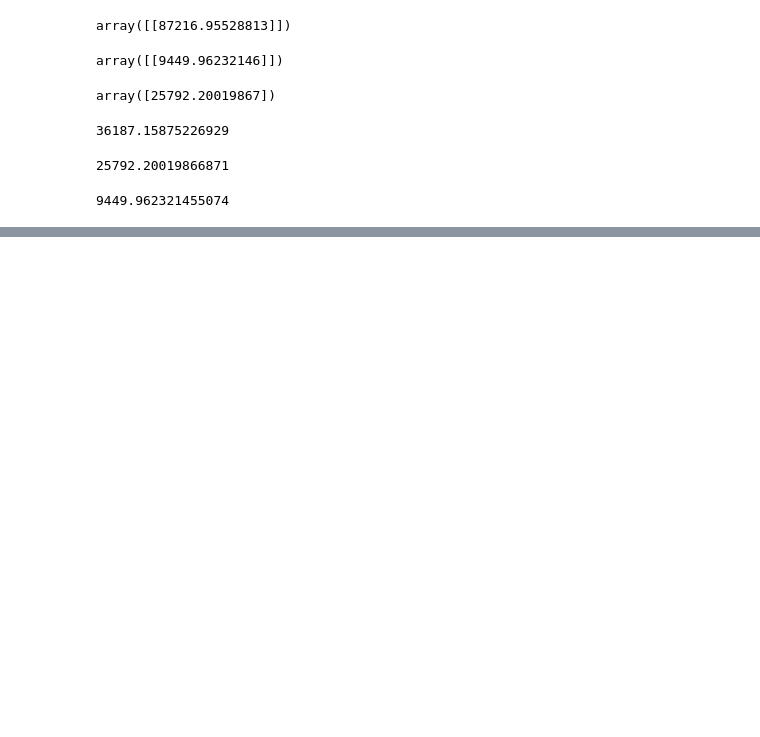
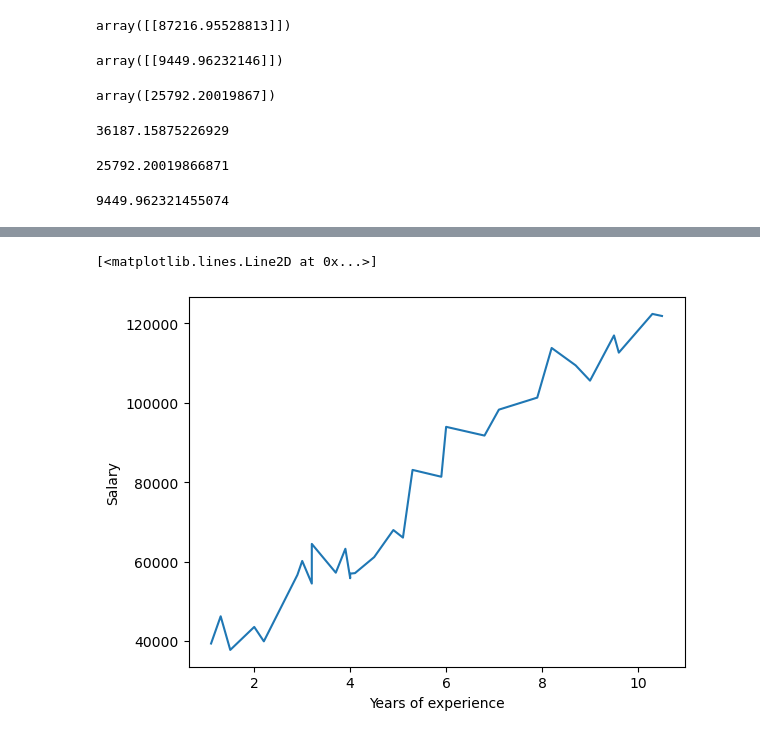
Before and after one commit to NiranjanHebli/LinuxWorld_ML_Training, a Jupyter notebook: DAY5/DAY5.ipynb, the cells around one changed output, grey strips where cells are left out. Drawn from its saved outputs; the diff is of its cells as text; code cells hidden in the pictures; blank space fills up the shorter version.

```diff
--- a/DAY5/DAY5.ipynb
+++ b/DAY5/DAY5.ipynb
@@ -76,0 +89,7 @@ m
+# %%
+plt.xlabel("Years of experience")
+plt.ylabel("Salary")
+plt.plot(X,Y)
+# %% [output]
+[<matplotlib.lines.Line2D at 0x...>]
+[figure, added]
```
Also changed, not shown: parts of 3 cells of this notebook, 2 other files.
